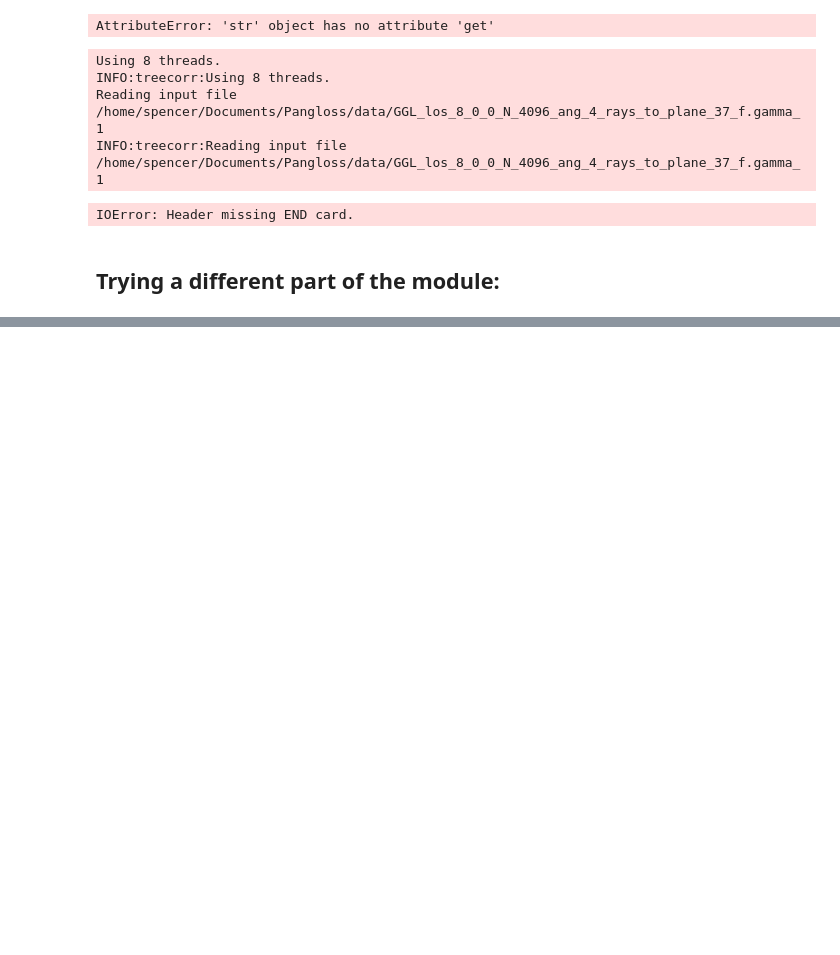
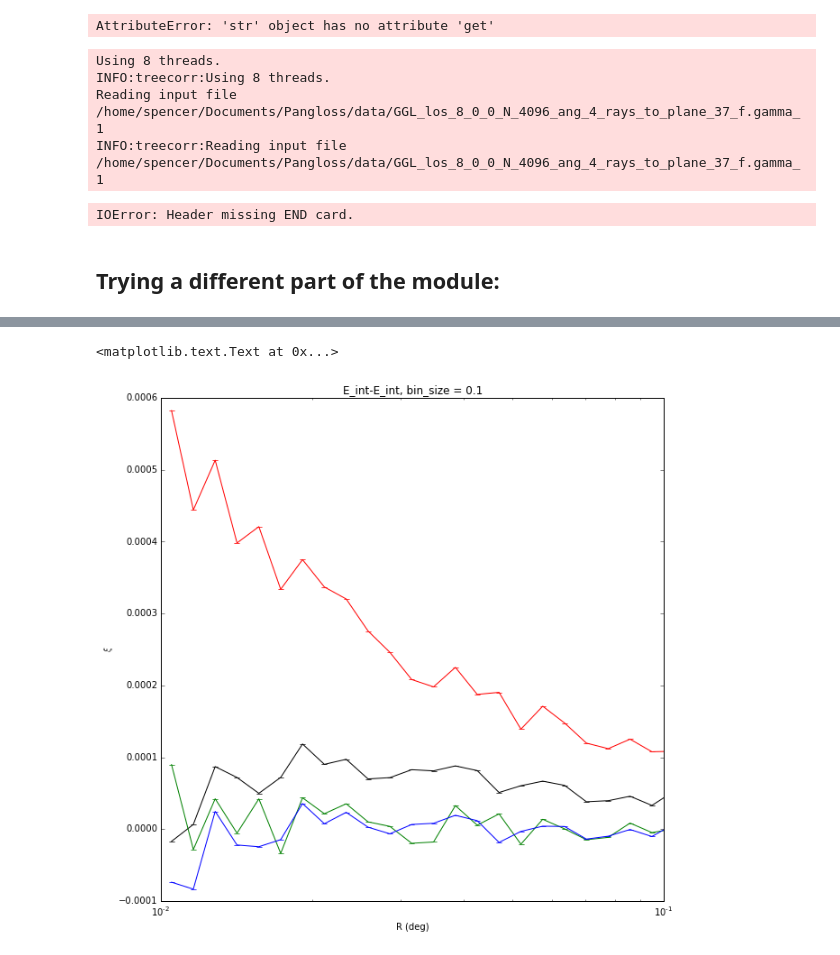
Before and after one commit to drphilmarshall/Pangloss, a Jupyter notebook: demos/CalculatingCorr.ipynb, the cells around one changed output, grey strips where cells are left out. Cells and saved outputs as stored; diff of their text form; code cells hidden in the pictures; blank space fills up the shorter version.

```diff
--- a/demos/CalculatingCorr.ipynb
+++ b/demos/CalculatingCorr.ipynb
@@ -64,0 +182,25 @@ IOError: Header missing END card.
+# %%
+binsize=0.01
+min_sep = 0.01
+max_sep = 0.1
+cat_int = treecorr.Catalog(ra=ra, dec=dec, g1=galaxies['e1_int'], g2=galaxies['e2_int'], ra_units='deg', dec_units='deg')
+gg_int = treecorr.GGCorrelation(bin_size=binsize, min_sep=min_sep, max_sep=max_sep, sep_units='deg', bin_slop=0.05/binsize)
+gg_int.process(cat_int)
+cat = treecorr.Catalog(ra=ra, dec=dec, g1=galaxies['e1'], g2=galaxies['e2'], ra_units='deg', dec_units='deg')
+gg2 = treecorr.GGCorrelation(bin_size=binsize, min_sep=min_sep, max_sep=max_sep, sep_units='deg', bin_slop=0.05/binsize)
+gg2.process(cat)
+# %%
+# Small binsize, 0.01 to 0.1 deg
+plt.errorbar(np.exp(gg2.logr), gg2.xip, gg2.varxi, c='r')
+plt.errorbar(np.exp(gg2.logr), gg2.xim, gg2.varxi, c='k')
+plt.errorbar(np.exp(gg_int.logr), gg_int.xip, gg_int.varxi, c='g')
+plt.errorbar(np.exp(gg_int.logr), gg_int.xim, gg_int.varxi, c='b')
+plt.xscale('log')
+plt.ylabel(r'$\xi$')
+plt.xlabel('R (deg)')
+plt.gcf().set_size_inches(10,10)
+plt.gca().set_xlim(min_sep,max_sep)
+plt.title('E_int-E_int, bin_size = '+str(binsize))
+# %% [output]
+<matplotlib.text.Text at 0x...>
+[figure, added]
```
Also changed, not shown: parts of 33 cells of this notebook, 1 other file.
